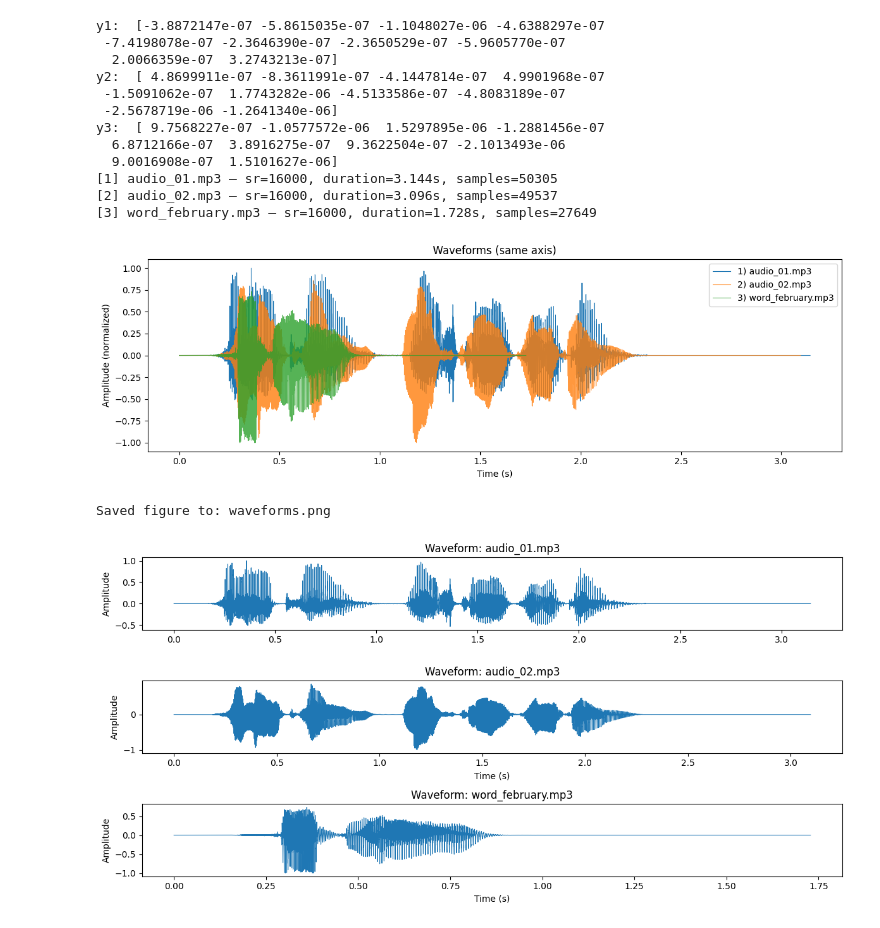
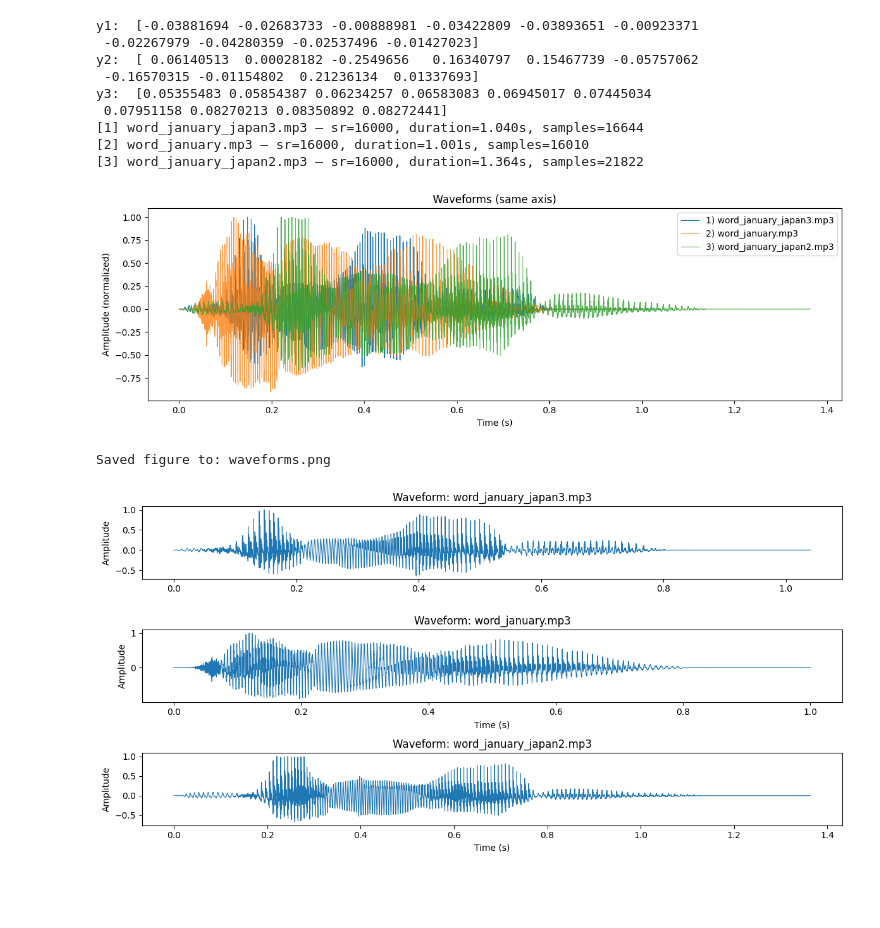
Before and after one commit to tyanfarm/wav2vec, a Jupyter notebook: visualization.ipynb, the cells around one changed output. Saved outputs shown, nothing was run; the diff lists cells and outputs as text; code cells hidden in the pictures; blank space fills up the shorter version.

```diff
--- a/visualization.ipynb
+++ b/visualization.ipynb
@@ -64,29 +64,26 @@ def draw_waveform(f1, f2, f3, out_png="waveforms.png", sr=16000):
     print(f"Saved figure to: {out_png}")
     plt.show()
 # %%
-f1 = "./audio_files/audio_01.mp3"
-f2 = "./audio_files/audio_02.mp3"
-f3 = "./audio_files/word_february.mp3"
+f1 = "./audio_files/word_january_japan3.mp3"
+f2 = "./audio_files/word_january.mp3"
+f3 = "./audio_files/word_january_japan2.mp3"
 
 output_png = "waveforms.png"
 
 draw_waveform(f1, f2, f3, output_png)
 # %% [output]
-y1:  [-3.8872147e-07 -5.8615035e-07 -1.1048027e-06 -4.6388297e-07
- -7.4198078e-07 -2.3646390e-07 -2.3650529e-07 -5.9605770e-07
-  2.0066359e-07  3.2743213e-07]
-y2:  [ 4.8699911e-07 -8.3611991e-07 -4.1447814e-07  4.9901968e-07
- -1.5091062e-07  1.7743282e-06 -4.5133586e-07 -4.8083189e-07
- -2.5678719e-06 -1.2641340e-06]
-y3:  [ 9.7568227e-07 -1.0577572e-06  1.5297895e-06 -1.2881456e-07
-  6.8712166e-07  3.8916275e-07  9.3622504e-07 -2.1013493e-06
-  9.0016908e-07  1.5101627e-06]
-[1] audio_01.mp3 — sr=16000, duration=3.144s, samples=50305
-[2] audio_02.mp3 — sr=16000, duration=3.096s, samples=49537
-[3] word_february.mp3 — sr=16000, duration=1.728s, samples=27649
+y1:  [-0.03881694 -0.02683733 -0.00888981 -0.03422809 -0.03893651 -0.00923371
+ -0.02267979 -0.04280359 -0.02537496 -0.01427023]
+y2:  [ 0.06140513  0.00028182 -0.2549656   0.16340797  0.15467739 -0.05757062
+ -0.16570315 -0.01154802  0.21236134  0.01337693]
+y3:  [0.05355483 0.05854387 0.06234257 0.06583083 0.06945017 0.07445034
+ 0.07951158 0.08270213 0.08350892 0.08272441]
+[1] word_january_japan3.mp3 — sr=16000, duration=1.040s, samples=16644
+[2] word_january.mp3 — sr=16000, duration=1.001s, samples=16010
+[3] word_january_japan2.mp3 — sr=16000, duration=1.364s, samples=21822
-[figure, old version]
+[figure, new version]
 Saved figure to: waveforms.png
-[figure, old version]
+[figure, new version]
 # %%
 import numpy as np
 import matplotlib.pyplot as plt
```
Also changed, not shown: parts of 1 cell of this notebook, 11 other files.
